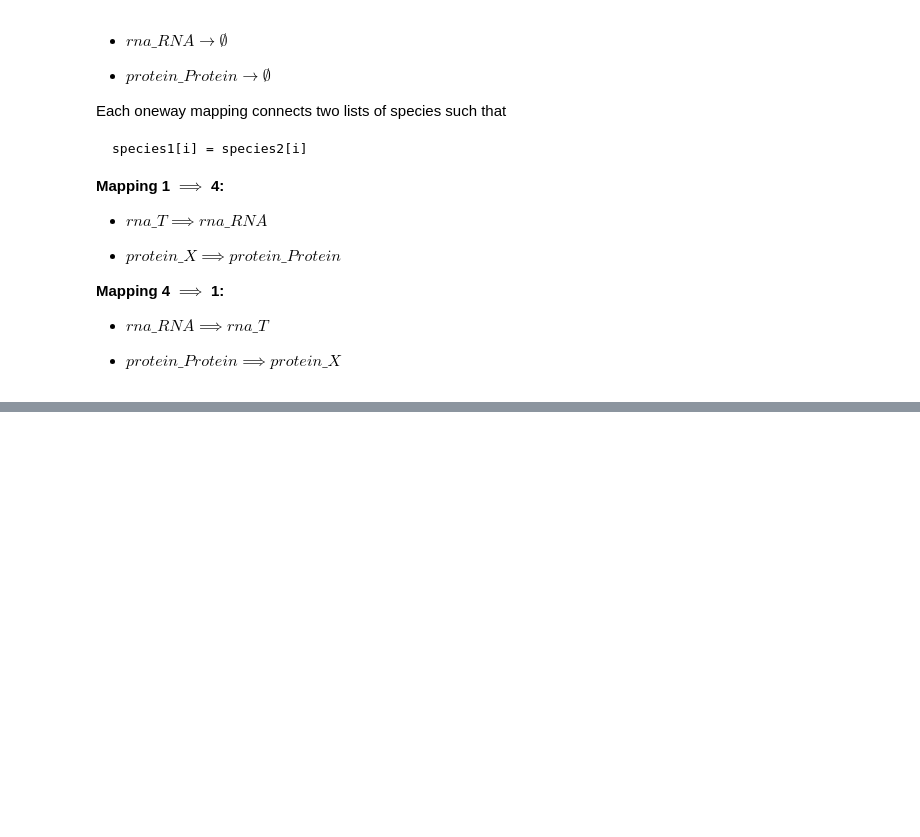
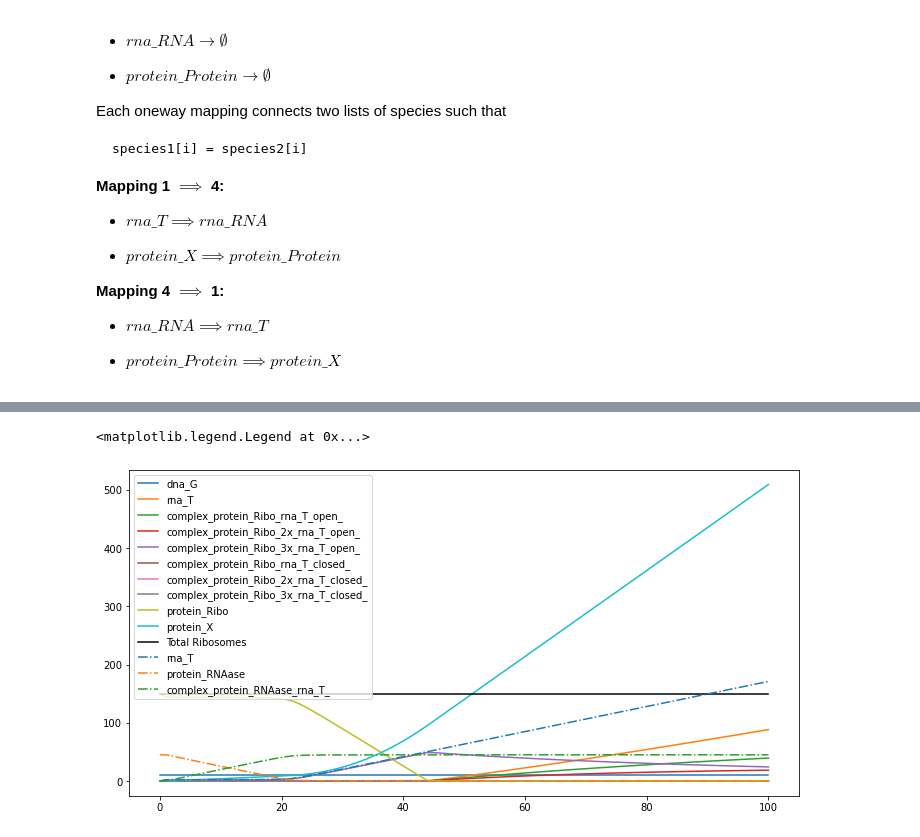
Before and after one commit to vivarium-collective/vivarium-bioscrape, a Jupyter notebook: Notebooks/BioscrapeConnector and OneWayMaps.ipynb, the cells around one changed output, grey strips where cells are left out. Cells and saved outputs as stored; diff of their text form; code cells hidden in the pictures; blank space fills up the shorter version.

Commit message:
Stochiometric Mapping and Volume Port in OneWayMap

```diff
--- a/Notebooks/BioscrapeConnector and OneWayMaps.ipynb
+++ b/Notebooks/BioscrapeConnector and OneWayMaps.ipynb
@@ -205,0 +205,75 @@ Completed in 0.361067 seconds
+# %%
+from vivarium_bioscrape.library.mappings import stochiometric_map
+
+#Create Bioscrape Processes
+bsp1 = Bioscrape(parameters = {
+    'sbml_file':'model2.xml'
+    })
+
+bsp2 = Bioscrape(parameters = {
+    'sbml_file':'model3.xml'
+    })
+
+#Create the map_function using many_to_one_map
+rna_species_1 = [s for s in bsp1.get_model_species_ids() if "rna_T" in s]
+map_func_12 = many_to_one_map(bsp1, bsp2, {"rna_T":rna_species_1})
+
+#Create the reverse map_function with stochiometric constraints
+
+#First create a one_to_many parent map function
+parent_map_func_21 = one_to_many_map(bsp2, bsp1,  {"rna_T":rna_species_1})
+
+#Then create the stochiometric_map
+
+#Helper function to count the number of ribosomes in a complex
+def ribo_count(s):
+    count = 0
+    if "x_rna" in s:
+        ind = s.index('x_rna')
+        count = int(s[ind-1])
+    elif "protein_Ribo" in s:
+         count = 1
+    else:
+        count = 0
+    return count
+
+#Every time a RNA-ribosome complex is degraded, a number of protein_Ribo are produced
+stoch_dict = {s:{'protein_Ribo': -ribo_count(s)} for s in rna_species_1}
+
+#Use the stoch_dict and the parent_map_func to create the full map_function
+map_func_21 = stochiometric_map(parent_map_func_21, stoch_dict)
+
+#create a BioscrapeConnector called composite
+composite = BioscrapeConnector()
+
+#Add models to the composite
+composite.add_model(name = "txtl", bioscrape_process = bsp1)
+composite.add_model(name = "degredation", bioscrape_process = bsp2)
+
+#Add connections to the composite
+composite.add_connection(source = "txtl", target = "degredation", map_function = map_func_12)
+composite.add_connection(source = "degredation", target = "txtl", map_function = map_func_21)
+
+#Get the initial state
+initial_state = composite.initial_state({'txtl' : {'rna_T':0}, "degredation": {'rna_T':0}})
+
+#Run a simulation
+sim_settings = {
+        'total_time': 100,
+        'initial_state': initial_state}
+output = simulate_compartment_in_experiment(composite, sim_settings)
+
+#Plot results
+plt.figure(figsize = (12, 6))
+total_ribo = np.zeros(len(output['time']))
+for s in output['txtl_species']:
+    plt.plot(output['time'], output['txtl_species'][s], label = s)
+    #Calculate total amount of ribosome
+    total_ribo += np.array(output['txtl_species'][s])*ribo_count(s)
+
+plt.plot(output['time'], total_ribo, color = "black", ms = 4, label = "Total Ribosomes")
+for s in output['degredation_species']:
+    plt.plot(output['time'], output['degredation_species'][s], "-.", label = s)
+
+plt.legend()
+# %% [output]
@@ -205,0 +284,2 @@ Completed in 0.361067 seconds
+<matplotlib.legend.Legend at 0x...>
+[figure, added]
```
Also changed, not shown: parts of 7 cells of this notebook, 6 other files.
